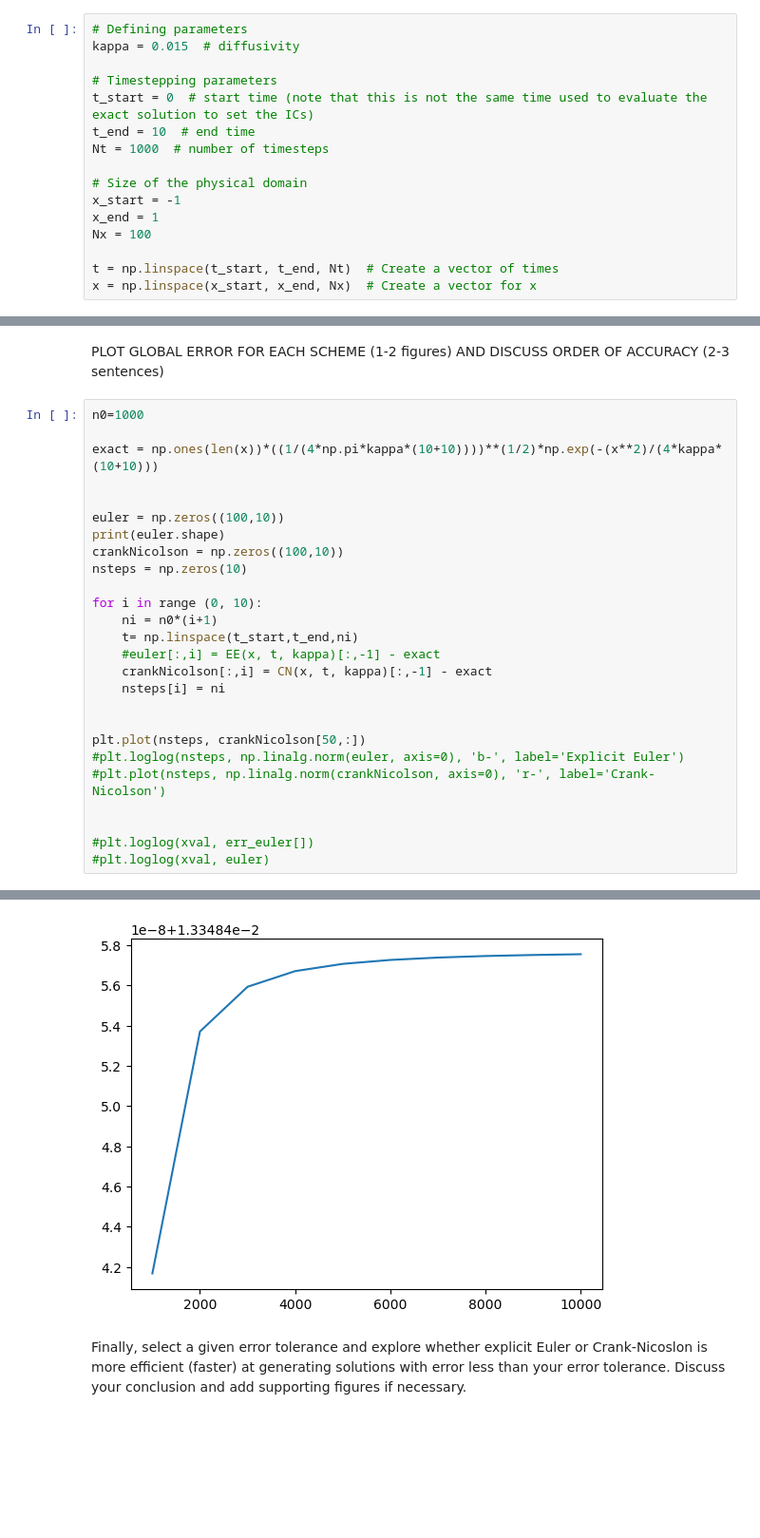
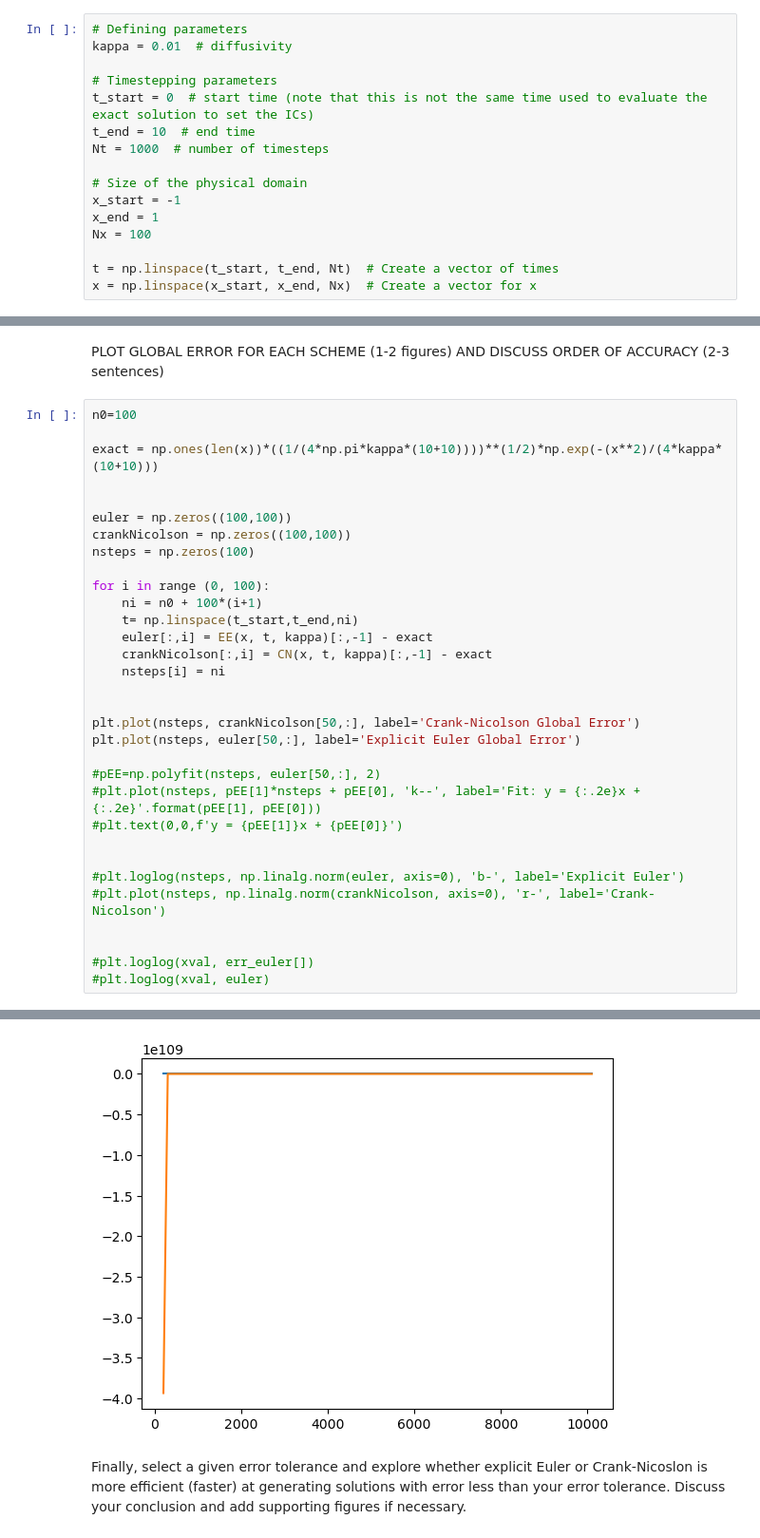
Before and after one commit to Ealish241/QCES, a Jupyter notebook: Project1_numerical_methods.ipynb, the cells around one changed output, grey strips where cells are left out. Shown at 95% size. Cells and saved outputs as stored; diff of their text form; blank space fills up the shorter version.

Commit message:
Plot of exact vs numerical

```diff
--- a/Project1_numerical_methods.ipynb
+++ b/Project1_numerical_methods.ipynb
@@ -224,7 +224,7 @@ def set_ics(x, kappa, t_ic):
 Finally, define some parameters and the x and t vectors:
 # %%
 # Defining parameters
-kappa = 0.015  # diffusivity
+kappa = 0.01  # diffusivity
 
 # Timestepping parameters
 t_start = 0  # start time (note that this is not the same time used to evaluate the exact solution to set the ICs)
@@ -304,25 +304,31 @@ The difference between the exact solution and the numerical approximation can be
 # %% [markdown]
 PLOT GLOBAL ERROR FOR EACH SCHEME (1-2 figures) AND DISCUSS ORDER OF ACCURACY (2-3 sentences)
 # %%
-n0=1000
+n0=100
 
 exact = np.ones(len(x))*((1/(4*np.pi*kappa*(10+10))))**(1/2)*np.exp(-(x**2)/(4*kappa*(10+10)))
 
 
-euler = np.zeros((100,10))
-print(euler.shape)
-crankNicolson = np.zeros((100,10))
-nsteps = np.zeros(10)
+euler = np.zeros((100,100))
+crankNicolson = np.zeros((100,100))
+nsteps = np.zeros(100)
 
-for i in range (0, 10):
-    ni = n0*(i+1)
+for i in range (0, 100):
+    ni = n0 + 100*(i+1)
     t= np.linspace(t_start,t_end,ni)
-    #euler[:,i] = EE(x, t, kappa)[:,-1] - exact
+    euler[:,i] = EE(x, t, kappa)[:,-1] - exact
     crankNicolson[:,i] = CN(x, t, kappa)[:,-1] - exact
     nsteps[i] = ni
 
 
-plt.plot(nsteps, crankNicolson[50,:])
+plt.plot(nsteps, crankNicolson[50,:], label='Crank-Nicolson Global Error')
+plt.plot(nsteps, euler[50,:], label='Explicit Euler Global Error')
+
+#pEE=np.polyfit(nsteps, euler[50,:], 2)
+#plt.plot(nsteps, pEE[1]*nsteps + pEE[0], 'k--', label='Fit: y = {:.2e}x + {:.2e}'.format(pEE[1], pEE[0]))
+#plt.text(0,0,f'y = {pEE[1]}x + {pEE[0]}')
+
+
 #plt.loglog(nsteps, np.linalg.norm(euler, axis=0), 'b-', label='Explicit Euler')
 #plt.plot(nsteps, np.linalg.norm(crankNicolson, axis=0), 'r-', label='Crank-Nicolson')
 
@@ -344,5 +356,5 @@ Crank-Nicolson method took 0.24 seconds
 [<matplotlib.lines.Line2D at 0x...>]
-[figure, old version]
+[figure, new version]
 # %% [markdown]
 Finally, select a given error tolerance and explore whether explicit Euler or Crank-Nicoslon is more efficient (faster) at generating solutions with error less than your error tolerance. Discuss your conclusion and add supporting figures if necessary.
 # %% [markdown]
```
Also changed, not shown: parts of 2 cells of this notebook.
